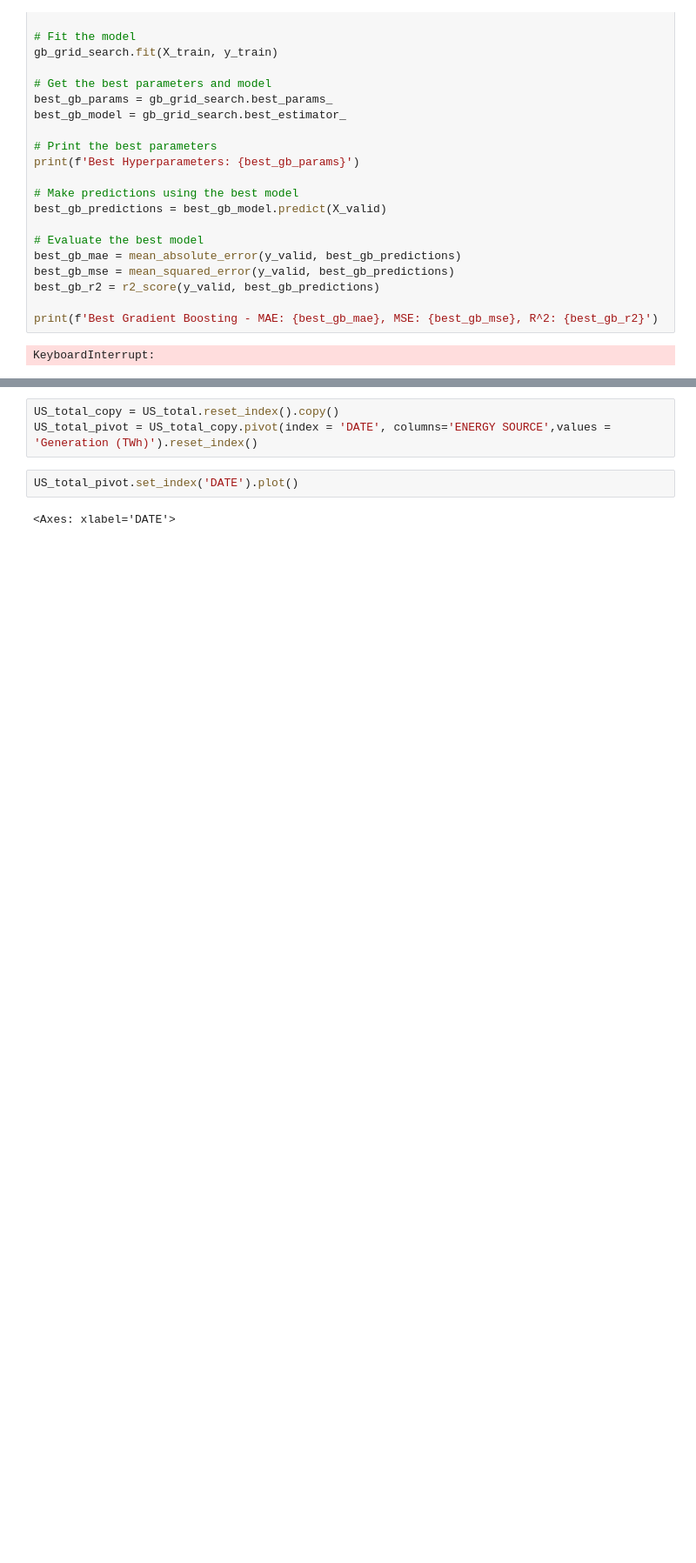
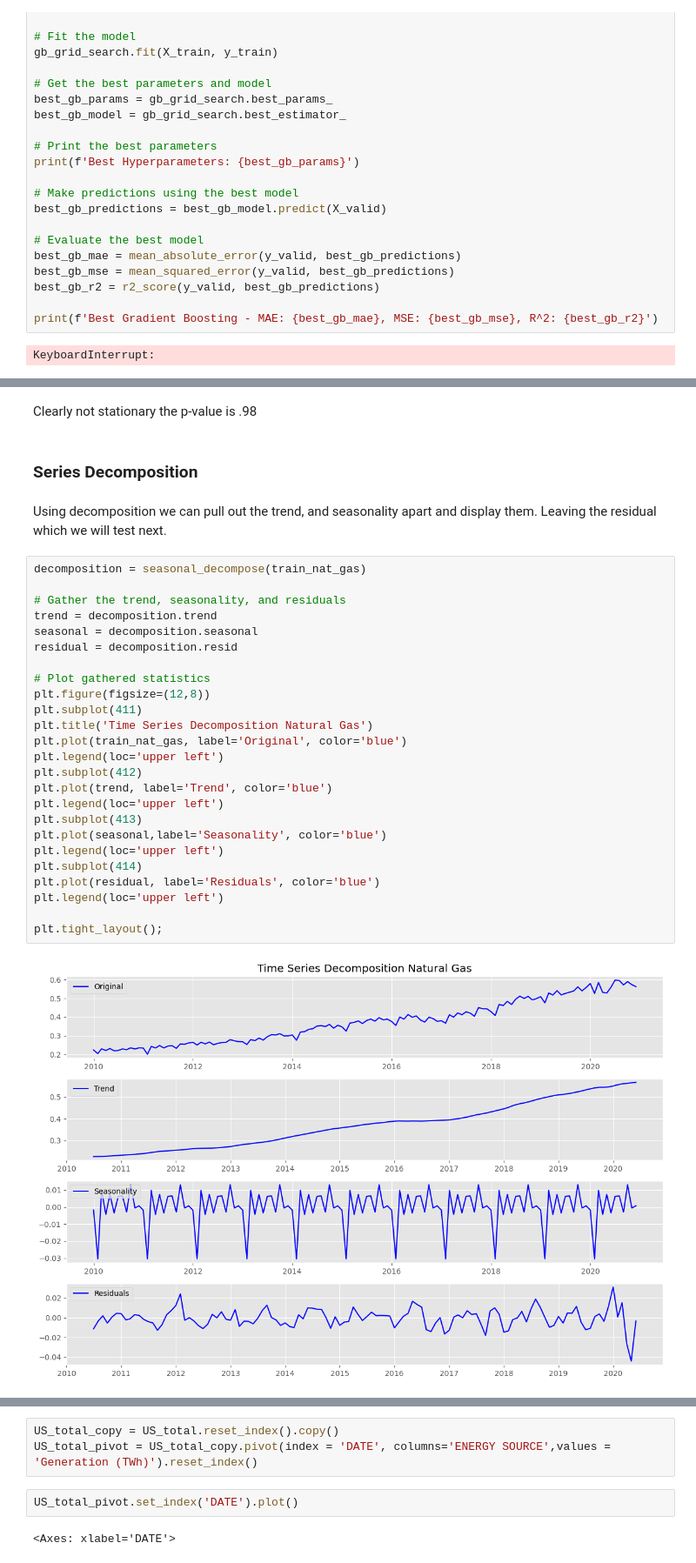
Before and after one commit to NickSordi/6505-Final-Project, a Jupyter notebook: EIA Analysis.ipynb, the cells around one changed output, grey strips where cells are left out. Shown at 87% size. Drawn from its saved outputs; the diff is of its cells as text; blank space fills up the shorter version.

```diff
--- a/EIA Analysis.ipynb
+++ b/EIA Analysis.ipynb
@@ -527,0 +614,33 @@ KeyboardInterrupt:
+# %% [markdown]
+Clearly not stationary the p-value is .98
+# %% [markdown]
+### Series Decomposition
+# %% [markdown]
+Using decomposition we can pull out the trend, and seasonality apart and display them. Leaving the residual which we will test next.
+# %%
+decomposition = seasonal_decompose(train_nat_gas)
+
+# Gather the trend, seasonality, and residuals
+trend = decomposition.trend
+seasonal = decomposition.seasonal
+residual = decomposition.resid
+
+# Plot gathered statistics
+plt.figure(figsize=(12,8))
+plt.subplot(411)
+plt.title('Time Series Decomposition Natural Gas')
+plt.plot(train_nat_gas, label='Original', color='blue')
+plt.legend(loc='upper left')
+plt.subplot(412)
+plt.plot(trend, label='Trend', color='blue')
+plt.legend(loc='upper left')
+plt.subplot(413)
+plt.plot(seasonal,label='Seasonality', color='blue')
+plt.legend(loc='upper left')
+plt.subplot(414)
+plt.plot(residual, label='Residuals', color='blue')
+plt.legend(loc='upper left')
+
+plt.tight_layout();
+# %% [output]
+[figure, added]
```
Also changed, not shown: parts of 281 cells of this notebook, 1 other file.
